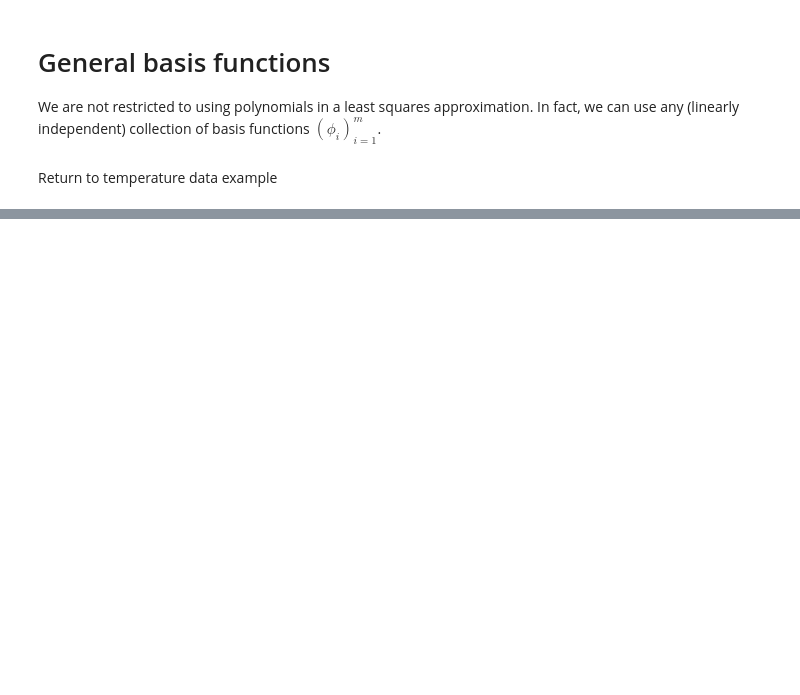
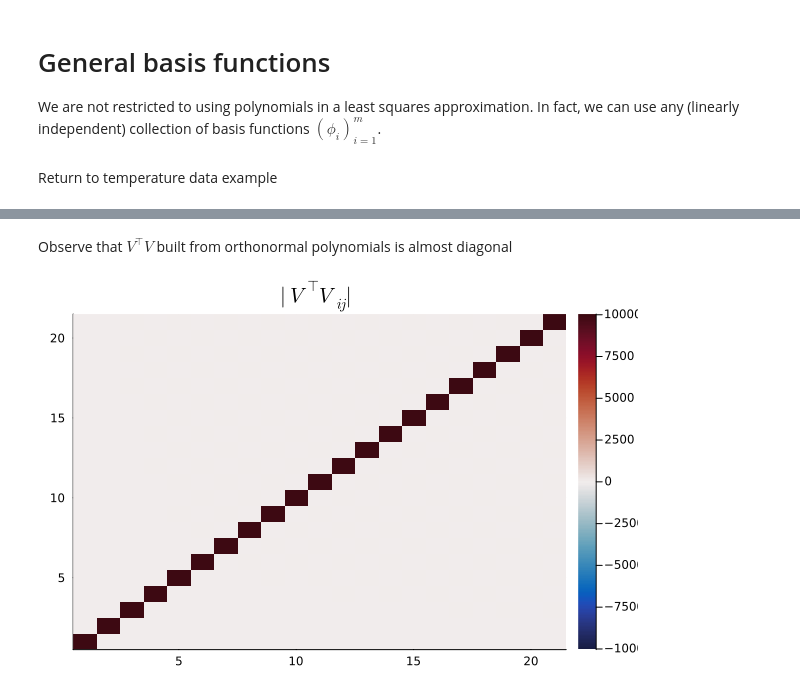
Before and after one commit to mitmath/numerical_hub, a Jupyter notebook: notes/least-squares.ipynb, the cells around one changed output, grey strips where cells are left out. Saved outputs shown, nothing was run; the diff lists cells and outputs as text; code cells hidden in the pictures; blank space fills up the shorter version.

```diff
--- a/notes/least-squares.ipynb
+++ b/notes/least-squares.ipynb
@@ -193,0 +194,15 @@ cond(Vorth)
+# %% [markdown]
+Observe that $V^\top V$ built from orthonormal polynomials is almost diagonal
+# %%
+almosteye = Vorth' * Vorth;
+
+# heatmap of matrix, centering colormap
+m = maximum(abs, almosteye)
+heatmap(almosteye,
+    colormap=:balance,   # or :coolwarm, :RdBu, :viridis etc
+    clims = (-m, m),
+    colorbar=true,
+    title = L"|V^\top V_{ij}|"
+)
+# %% [output]
+[figure, added]
```
Also changed, not shown: parts of 10 cells of this notebook, 1 other file.
